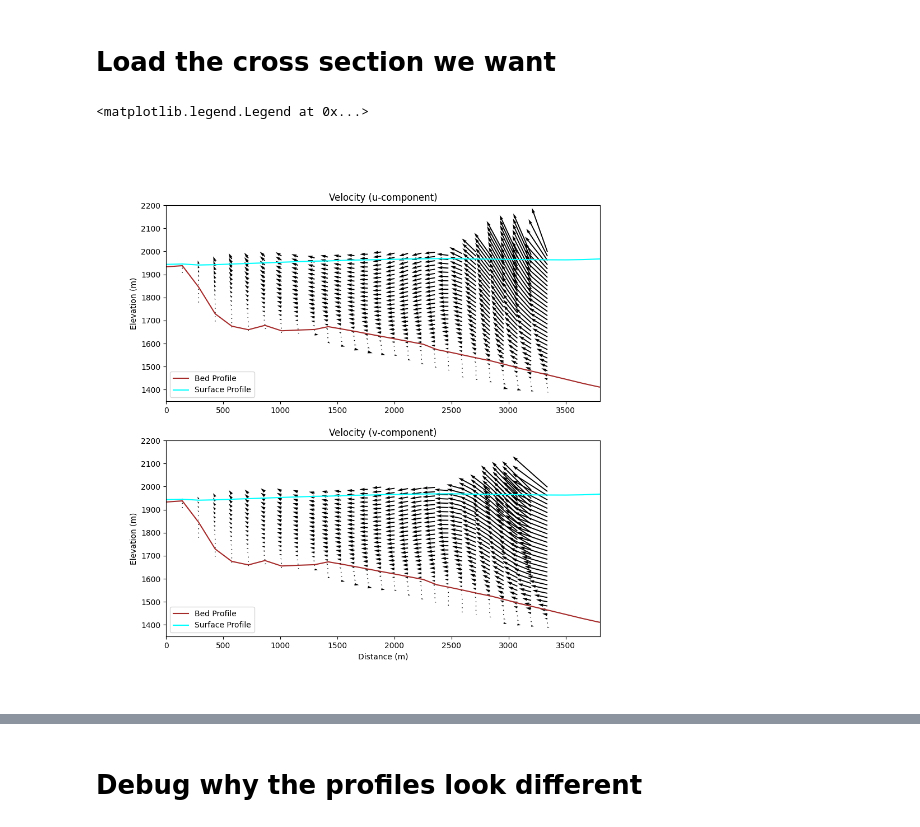
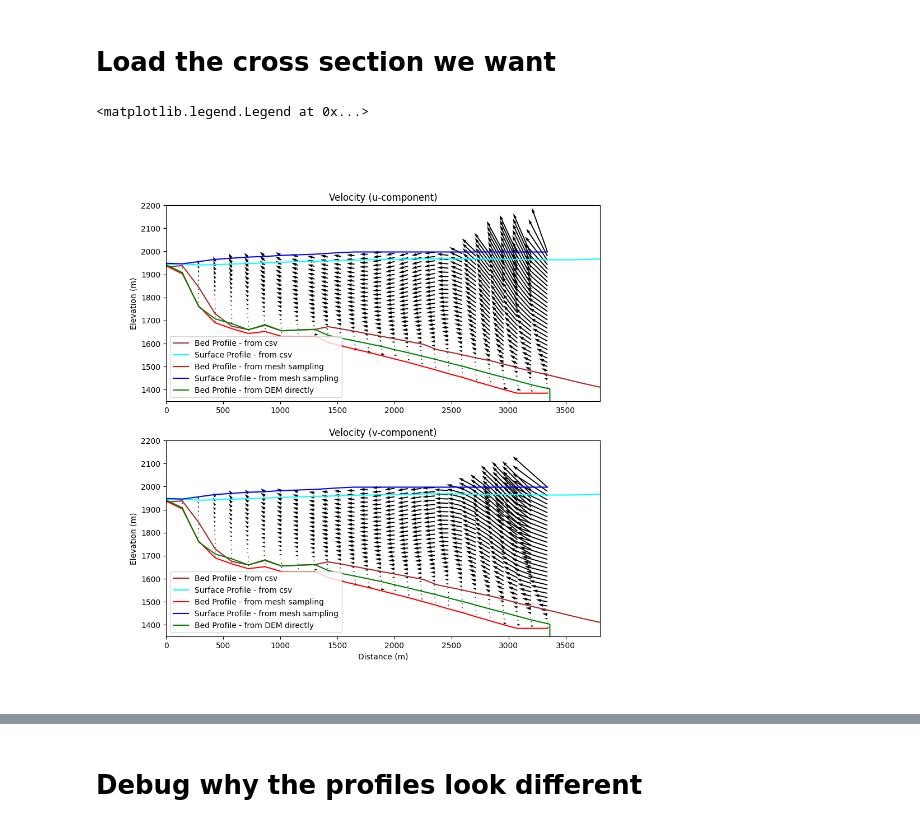
Before and after one commit to johnmorganmanos/AH_temp_paper, a Jupyter notebook: fig4.ipynb, the cells around one changed output, grey strips where cells are left out. Drawn from its saved outputs; the diff is of its cells as text; code cells hidden in the pictures.

Commit message:
New work in debugging flow profile.

```diff
--- a/fig4.ipynb
+++ b/fig4.ipynb
@@ -240,35 +276,52 @@ vel_prof_coords = np.array(vel_prof_coords)
+# %%
+### sample the DEM directly
+src_bed_resampled = rasterio.open("Meshes/resampled_meshes/resampled_bed_dem.tif")
+coords_flowline = [(x,y) for x,y in zip(flowline_xs, flowline_ys)]
+bed_along_flowline_from_tiff = [x for x in src_bed_fine.sample(coords_flowline)]
+bed_along_flowline_from_tiff = np.array(bed_along_flowline_from_tiff)
 # %%
 fig,(ax1,ax2) = plt.subplots(2,1,figsize=[10,10])
 
 ax1.quiver(vel_prof_coords[:,0][::15], vel_prof_coords[:,1][::15], u_prof[::15], z_prof[::15],angles='xy', scale_units='xy', scale=None,)
 ax2.quiver(vel_prof_coords[:,0][::15], vel_prof_coords[:,1][::15], v_prof[::15], z_prof[::15],angles='xy', scale_units='xy', scale=None,)
 
-ax1.plot(flowline_distance.values,flowline_bed_elev, c='brown', label='Bed Profile')
-ax1.plot(flowline_distance.values,flowline_surf_elev, c='aqua', label='Surface Profile')
+ax1.plot(flowline_distance.values,flowline_bed_elev, c='brown', label='Bed Profile - from csv')
+ax1.plot(flowline_distance.values,flowline_surf_elev, c='aqua', label='Surface Profile - from csv')
 
-ax2.plot(flowline_distance.values,flowline_bed_elev, c='brown', label='Bed Profile')
-ax2.plot(flowline_distance.values,flowline_surf_elev, c='aqua', label='Surface Profile')
+ax2.plot(flowline_distance.values,flowline_bed_elev, c='brown', label='Bed Profile - from csv')
+ax2.plot(flowline_distance.values,flowline_surf_elev, c='aqua', label='Surface Profile - from csv')
+
+ax1.plot(bed_elevs_from_sampling[:,0],bed_elevs_from_sampling[:,1], c='red', label='Bed Profile - from mesh sampling')
+ax1.plot(surf_elevs_from_sampling[:,0],surf_elevs_from_sampling[:,1], c='blue', label='Surface Profile - from mesh sampling')
+
+ax1.plot(flowline_distance.values,bed_along_flowline_from_tiff, c='green', label='Bed Profile - from DEM directly')
+
+ax2.plot(bed_elevs_from_sampling[:,0],bed_elevs_from_sampling[:,1], c='red', label='Bed Profile - from mesh sampling')
+ax2.plot(surf_elevs_from_sampling[:,0],surf_elevs_from_sampling[:,1], c='blue', label='Surface Profile - from mesh sampling')
+
+ax2.plot(flowline_distance.values,bed_along_flowline_from_tiff, c='green', label='Bed Profile - from DEM directly')
+
 
 ax1.set_ylim([1350,2200])
 ax2.set_ylim([1350,2200])
 
 ax1.set_xlim([0,3800])
 ax2.set_xlim([0,3800])
 
 ax1.set_ylabel('Elevation (m)')
 ax2.set_ylabel('Elevation (m)')
 
 ax2.set_xlabel('Distance (m)')
 
 ax1.set_title('Velocity (u-component)')
 ax2.set_title('Velocity (v-component)')
 
 ax1.legend(loc='lower left')
 ax2.legend(loc='lower left')
 
 # plt.savefig('Figures/fig4_updated_80m.eps', dpi=300, transparent=True, format='eps')
 # plt.savefig('Figures/fig4_updated_80m.png', dpi=300, transparent=False, format='png')
 # %% [output]
 <matplotlib.legend.Legend at 0x...>
-[figure, old version]
+[figure, new version]
 # %%
```
Also changed, not shown: parts of 6 cells of this notebook.
